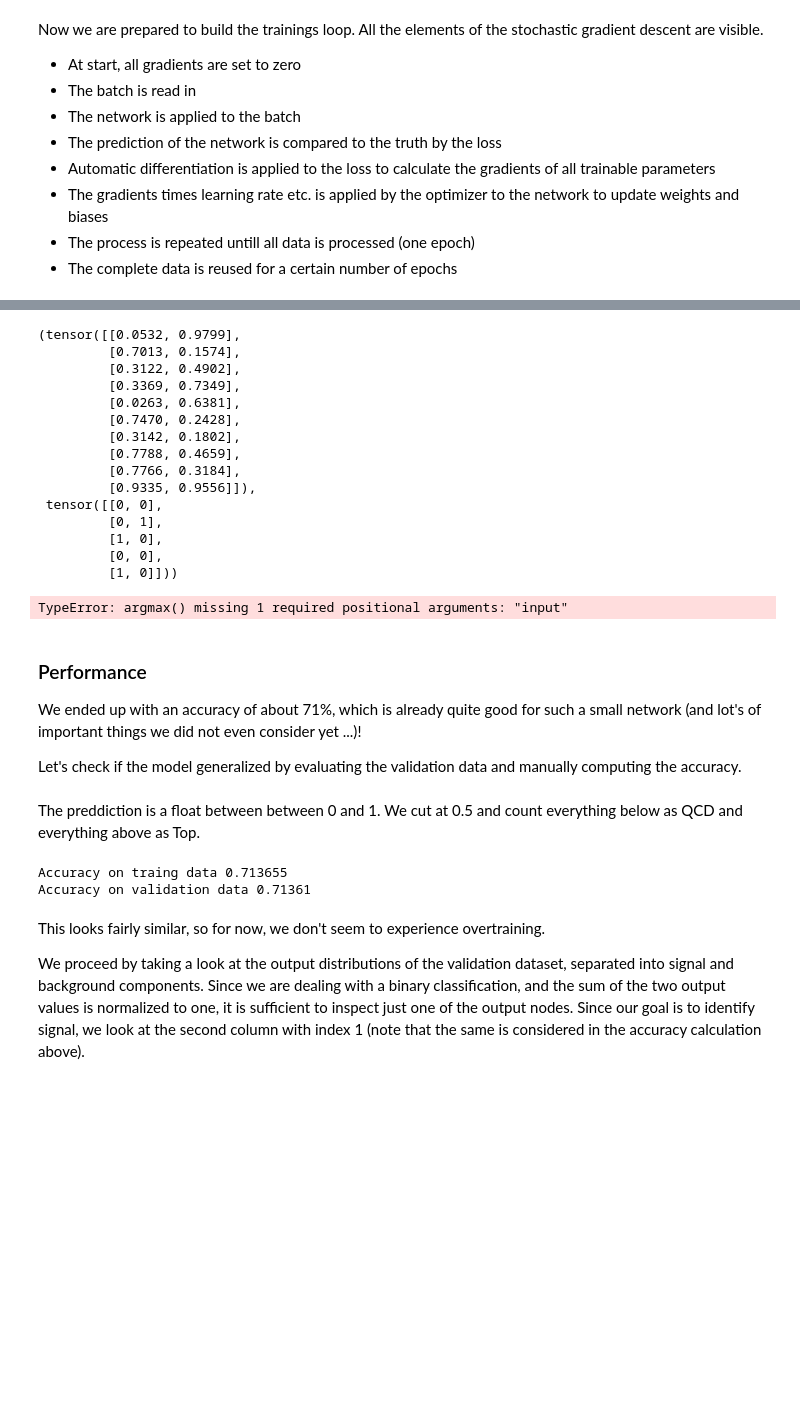
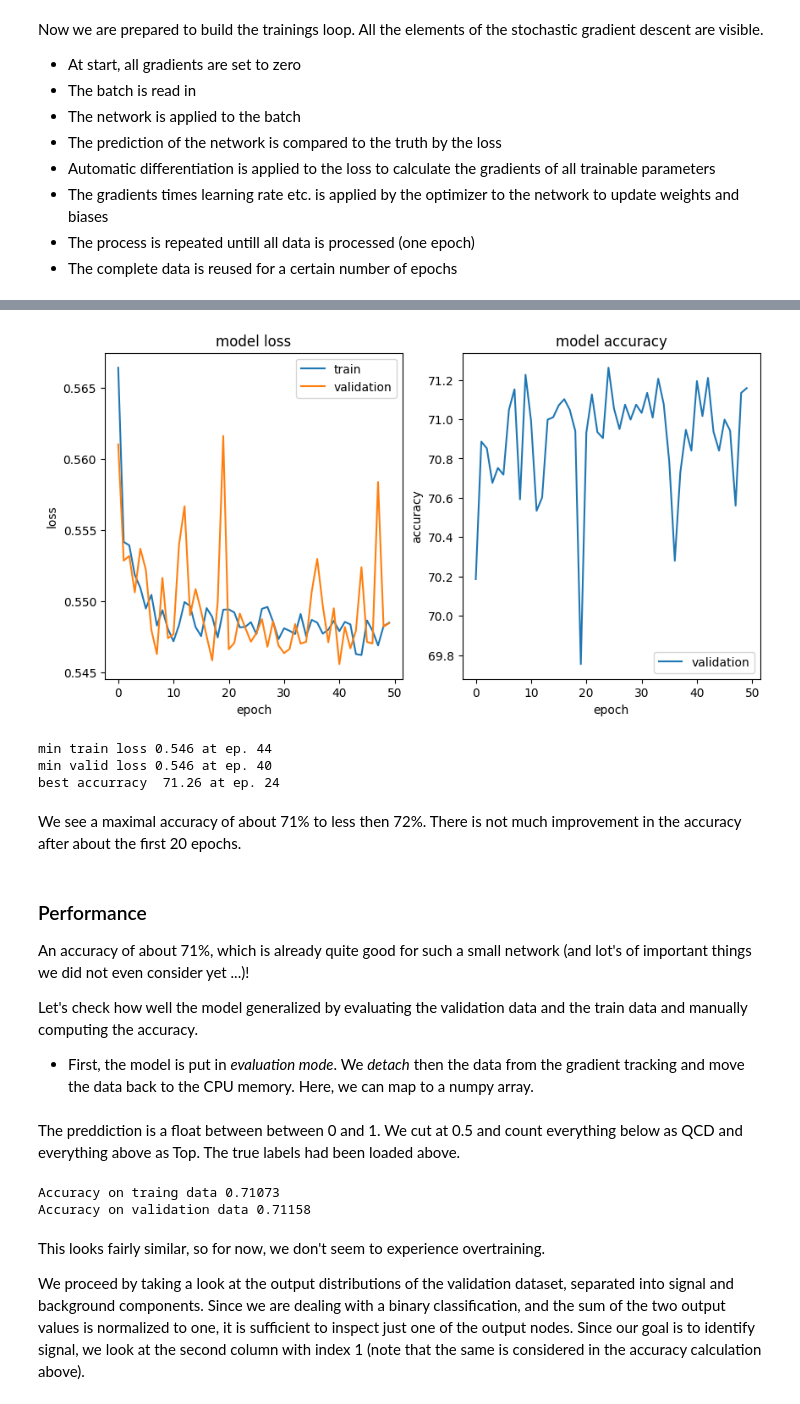
Before and after one commit to dkgithub/wiehl24, a Jupyter notebook: PyTorch_jet_flavor_classification_solution.ipynb, the cells around one changed output, grey strips where cells are left out. Drawn from its saved outputs; the diff is of its cells as text; code cells hidden in the pictures; blank space fills up the shorter version.

```diff
--- a/PyTorch_jet_flavor_classification_solution.ipynb
+++ b/PyTorch_jet_flavor_classification_solution.ipynb
@@ -690,24 +685,0 @@ Epoch 18 (248.51sec) av_loss  0.45 validation loss  0.44 acc  54.98%
-# %%
-y_p=torch.rand(20).view(10,2)
-#lab=torch.randint(0,2,[
-y_p,lab
-# %% [output]
-(tensor([[0.0532, 0.9799],
-         [0.7013, 0.1574],
-         [0.3122, 0.4902],
-         [0.3369, 0.7349],
-         [0.0263, 0.6381],
-         [0.7470, 0.2428],
-         [0.3142, 0.1802],
-         [0.7788, 0.4659],
-         [0.7766, 0.3184],
-         [0.9335, 0.9556]]),
- tensor([[0, 0],
-         [0, 1],
-         [1, 0],
-         [0, 0],
-         [1, 0]]))
-# %%
-torch.mean(torch.argmax(dim=1)==torch.argmax(dim=1))
-# %% [output]
-TypeError: argmax() missing 1 required positional arguments: "input"
@@ -724,8 +686,20 @@ plt.show()
+# %%
+# You can run the cell above several times to accumulate more epochs and then plot the history.
+# If you need a fresh training with a modified model, rerun the above cell where the model is defined.
+L.plotLearningCurves()
+# %% [output]
+[figure, added]
+min train loss 0.546 at ep. 44
+min valid loss 0.546 at ep. 40
+best accurracy  71.26 at ep. 24
+# %% [markdown]
+We see a maximal accuracy of about 71% to less then 72%. There is not much improvement in the accuracy after about the first 20 epochs.
 # %% [markdown]
 ### Performance
 
-We ended up with an accuracy of about 71%, which is already quite good for such a small network (and lot's of important things we did not even consider yet ...)!
+An accuracy of about 71%, which is already quite good for such a small network (and lot's of important things we did not even consider yet ...)!
 
-Let's check if the model generalized by evaluating the validation data and manually computing the accuracy.
+Let's check how well the model generalized by evaluating the validation data and the train data and manually computing the accuracy.
+* First, the model is put in *evaluation mode*. We *detach* then the data from the gradient tracking and move the data back to the CPU memory. Here, we can map to a numpy array.
 # %%
 # evaluate all training and validation data again for further study
@@ -734,13 +709,15 @@ predictions_valid = model(c_tensor_valid).detach().numpy()
 # %% [markdown]
-The preddiction is a float between between 0 and 1. We cut at 0.5 and count everything below as QCD and everything above as Top.
+The preddiction is a float between between 0 and 1. We cut at 0.5 and count everything below as QCD and everything above as Top. The true labels had been loaded above.
 # %%
-acc_train = accuracy_score(predictions_train>0.5, label_tensor_train)
-acc_valid = accuracy_score(predictions_valid>0.5, label_tensor_valid)
+# sklearn provides an accurcy_score for numpy arrays
+from sklearn.metrics import accuracy_score
+acc_train = accuracy_score(predictions_train>0.5, labels_train)
+acc_valid = accuracy_score(predictions_valid>0.5, labels_valid)
 print(f"Accuracy on traing data {acc_train}")
 print(f"Accuracy on validation data {acc_valid}")
 # %% [output]
-Accuracy on traing data 0.713655
-Accuracy on validation data 0.71361
+Accuracy on traing data 0.71073
+Accuracy on validation data 0.71158
 # %% [markdown]
 This looks fairly similar, so for now, we don't seem to experience overtraining.
 
```
Also changed, not shown: parts of 34 cells of this notebook.
